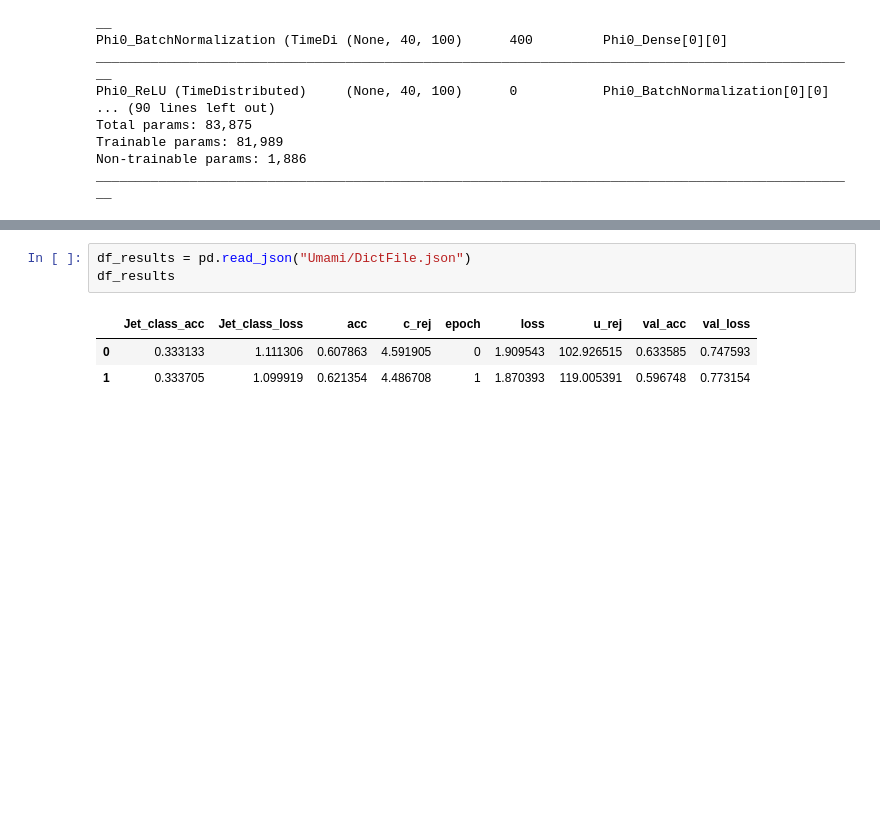
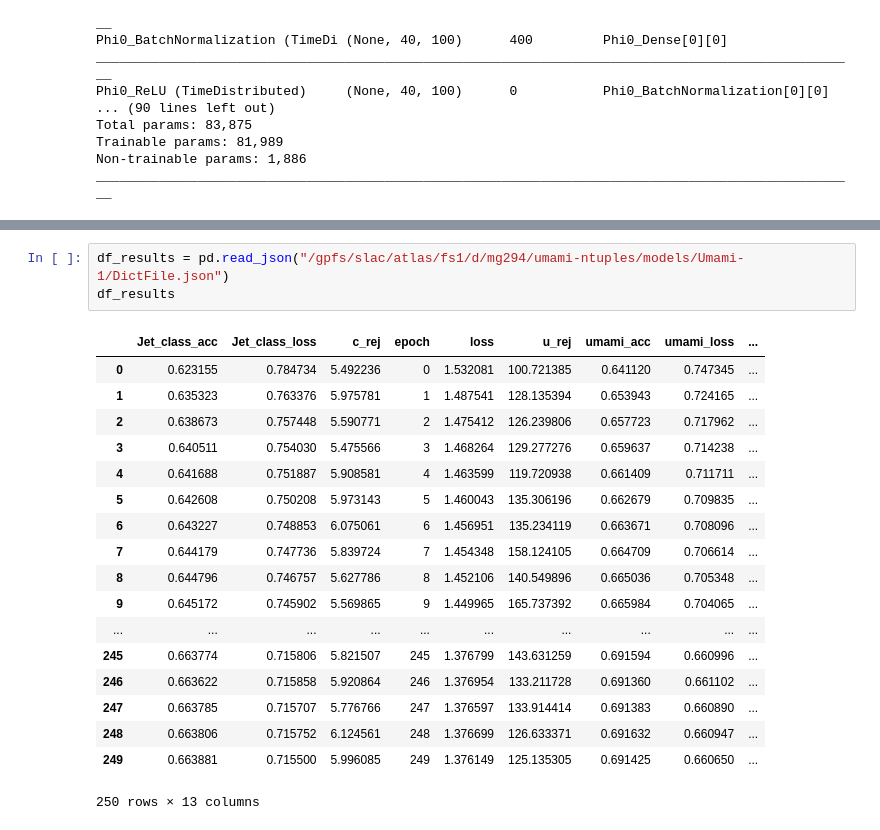
Before and after one commit to umami-hep/umami, a Jupyter notebook: Sandbox/train_umami.ipynb, the cells around one changed output, grey strips where cells are left out. Saved outputs shown, nothing was run; the diff lists cells and outputs as text; blank space fills up the shorter version.

```diff
--- a/Sandbox/train_umami.ipynb
+++ b/Sandbox/train_umami.ipynb
@@ -517,8 +517,23 @@ KeyboardInterrupt:
 # %%
-df_results = pd.read_json("Umami/DictFile.json")
+df_results = pd.read_json("/gpfs/slac/atlas/fs1/d/mg294/umami-ntuples/models/Umami-1/DictFile.json")
 df_results
 # %% [output]
-|  | Jet_class_acc | Jet_class_loss | acc | c_rej | epoch | loss | u_rej | val_acc | val_loss |
-| 0 | 0.333133 | 1.111306 | 0.607863 | 4.591905 | 0 | 1.909543 | 102.926515 | 0.633585 | 0.747593 |
-| 1 | 0.333705 | 1.099919 | 0.621354 | 4.486708 | 1 | 1.870393 | 119.005391 | 0.596748 | 0.773154 |
+|  | Jet_class_acc | Jet_class_loss | c_rej | epoch | loss | u_rej | umami_acc | umami_loss | ... |
+| 0 | 0.623155 | 0.784734 | 5.492236 | 0 | 1.532081 | 100.721385 | 0.641120 | 0.747345 | ... |
+| 1 | 0.635323 | 0.763376 | 5.975781 | 1 | 1.487541 | 128.135394 | 0.653943 | 0.724165 | ... |
+| 2 | 0.638673 | 0.757448 | 5.590771 | 2 | 1.475412 | 126.239806 | 0.657723 | 0.717962 | ... |
+| 3 | 0.640511 | 0.754030 | 5.475566 | 3 | 1.468264 | 129.277276 | 0.659637 | 0.714238 | ... |
+| 4 | 0.641688 | 0.751887 | 5.908581 | 4 | 1.463599 | 119.720938 | 0.661409 | 0.711711 | ... |
+| 5 | 0.642608 | 0.750208 | 5.973143 | 5 | 1.460043 | 135.306196 | 0.662679 | 0.709835 | ... |
+| 6 | 0.643227 | 0.748853 | 6.075061 | 6 | 1.456951 | 135.234119 | 0.663671 | 0.708096 | ... |
+| 7 | 0.644179 | 0.747736 | 5.839724 | 7 | 1.454348 | 158.124105 | 0.664709 | 0.706614 | ... |
+| 8 | 0.644796 | 0.746757 | 5.627786 | 8 | 1.452106 | 140.549896 | 0.665036 | 0.705348 | ... |
+| 9 | 0.645172 | 0.745902 | 5.569865 | 9 | 1.449965 | 165.737392 | 0.665984 | 0.704065 | ... |
+| ... | ... | ... | ... | ... | ... | ... | ... | ... | ... |
+| 245 | 0.663774 | 0.715806 | 5.821507 | 245 | 1.376799 | 143.631259 | 0.691594 | 0.660996 | ... |
+| 246 | 0.663622 | 0.715858 | 5.920864 | 246 | 1.376954 | 133.211728 | 0.691360 | 0.661102 | ... |
+| 247 | 0.663785 | 0.715707 | 5.776766 | 247 | 1.376597 | 133.914414 | 0.691383 | 0.660890 | ... |
+| 248 | 0.663806 | 0.715752 | 6.124561 | 248 | 1.376699 | 126.633371 | 0.691632 | 0.660947 | ... |
+| 249 | 0.663881 | 0.715500 | 5.996085 | 249 | 1.376149 | 125.135305 | 0.691425 | 0.660650 | ... |
+250 rows × 13 columns
 # %%
```
Also changed, not shown: parts of 13 cells of this notebook.
